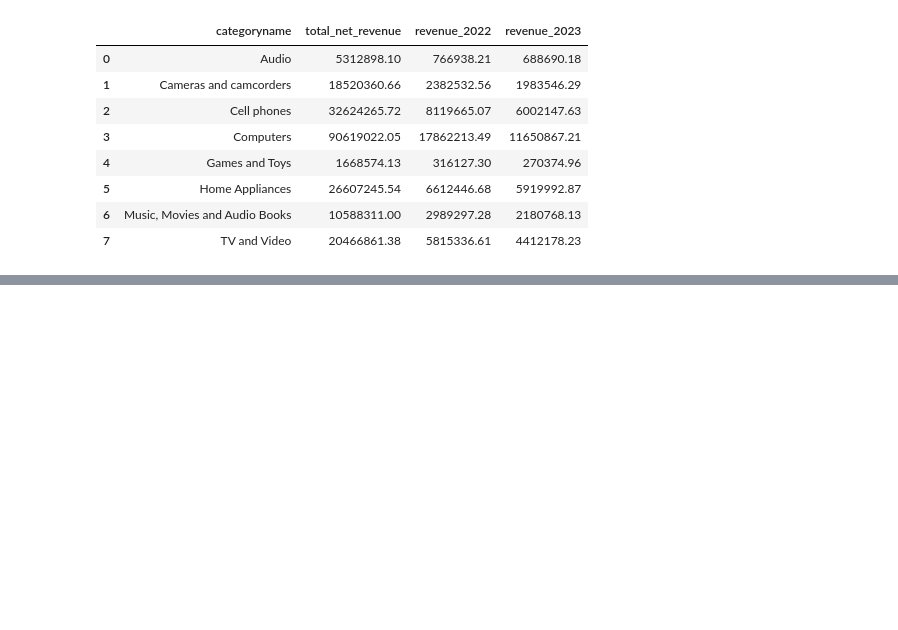
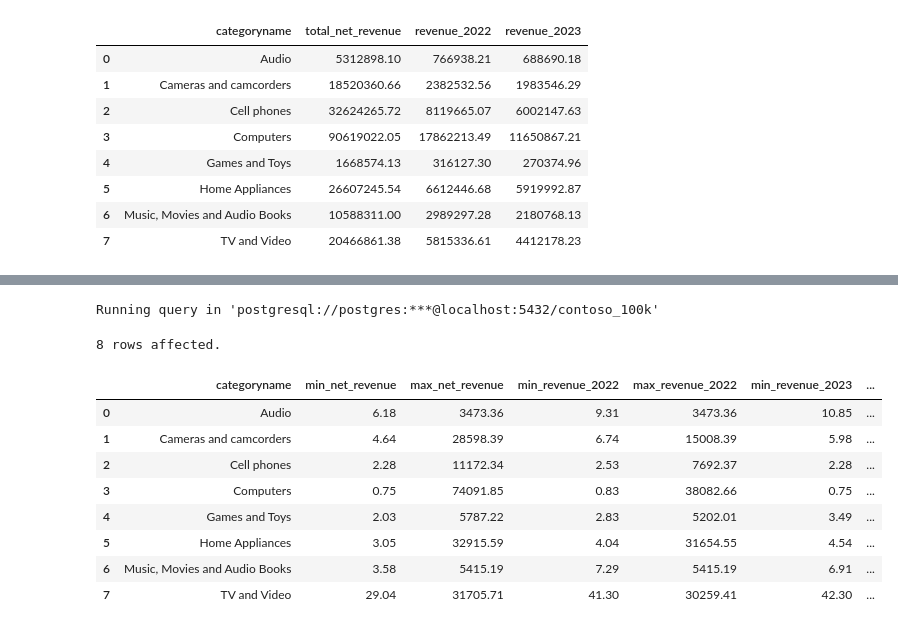
Before and after one commit to nayeemtalukder1/Data-Science-Algorithms, a Jupyter notebook: Resources/Blank_SQL_Notebook.ipynb, the cells around one changed output, grey strips where cells are left out. Drawn from its saved outputs; the diff is of its cells as text; code cells hidden in the pictures; blank space fills up the shorter version.

```diff
--- a/Resources/Blank_SQL_Notebook.ipynb
+++ b/Resources/Blank_SQL_Notebook.ipynb
@@ -565,0 +618,34 @@ Running query in 'postgresql://postgres:***@localhost:5432/contoso_100k'
+# %%
+%%sql
+SELECT
+    p.categoryname,
+    MIN(s.quantity * s.netprice * s.exchangerate) AS min_net_revenue,
+    MAX(s.quantity * s.netprice * s.exchangerate) AS max_net_revenue,
+    MIN(CASE WHEN s.orderdate BETWEEN '2022-01-01' AND '2022-12-31'
+        THEN s.quantity * s.netprice * s.exchangerate ELSE NULL END) AS min_revenue_2022,
+    MAX(CASE WHEN s.orderdate BETWEEN '2022-01-01' AND '2022-12-31'
+        THEN s.quantity * s.netprice * s.exchangerate ELSE NULL END) AS max_revenue_2022,
+    MIN(CASE WHEN s.orderdate BETWEEN '2023-01-01' AND '2023-12-31'
+        THEN s.quantity * s.netprice * s.exchangerate ELSE NULL END) AS min_revenue_2023,
+    MAX(CASE WHEN s.orderdate BETWEEN '2023-01-01' AND '2023-12-31'
+        THEN s.quantity * s.netprice * s.exchangerate ELSE NULL END) AS max_revenue_2023
+FROM
+    sales s
+LEFT JOIN
+    product p ON s.productkey = p.productkey
+GROUP BY
+    p.categoryname
+ORDER BY
+    p.categoryname;
+# %% [output]
+Running query in 'postgresql://postgres:***@localhost:5432/contoso_100k'
+8 rows affected.
+|  | categoryname | min_net_revenue | max_net_revenue | min_revenue_2022 | max_revenue_2022 | min_revenue_2023 | ... |
+| 0 | Audio | 6.18 | 3473.36 | 9.31 | 3473.36 | 10.85 | ... |
+| 1 | Cameras and camcorders | 4.64 | 28598.39 | 6.74 | 15008.39 | 5.98 | ... |
+| 2 | Cell phones | 2.28 | 11172.34 | 2.53 | 7692.37 | 2.28 | ... |
+| 3 | Computers | 0.75 | 74091.85 | 0.83 | 38082.66 | 0.75 | ... |
+| 4 | Games and Toys | 2.03 | 5787.22 | 2.83 | 5202.01 | 3.49 | ... |
+| 5 | Home Appliances | 3.05 | 32915.59 | 4.04 | 31654.55 | 4.54 | ... |
+| 6 | Music, Movies and Audio Books | 3.58 | 5415.19 | 7.29 | 5415.19 | 6.91 | ... |
+| 7 | TV and Video | 29.04 | 31705.71 | 41.30 | 30259.41 | 42.30 | ... |
```
Also changed, not shown: parts of 5 cells of this notebook.
